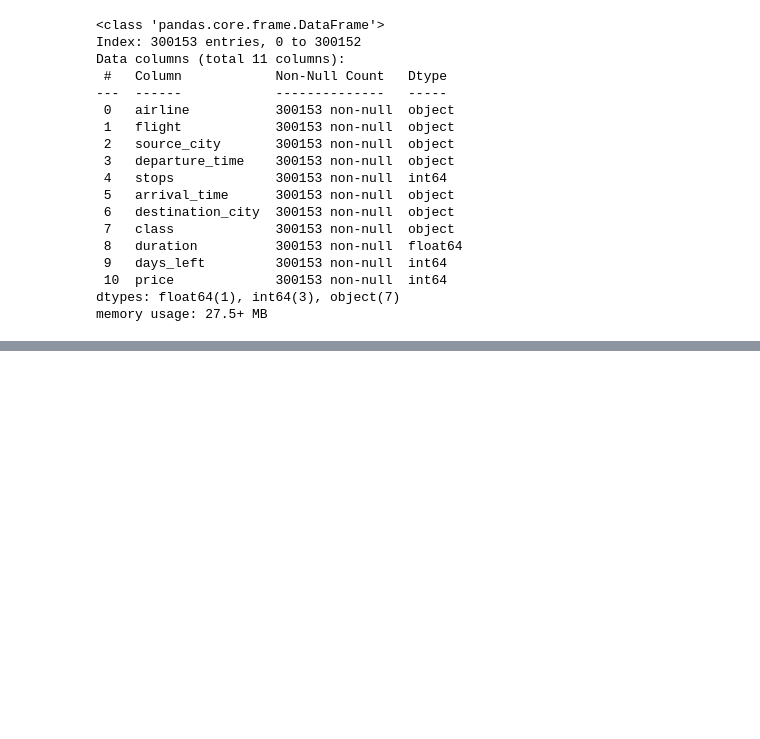
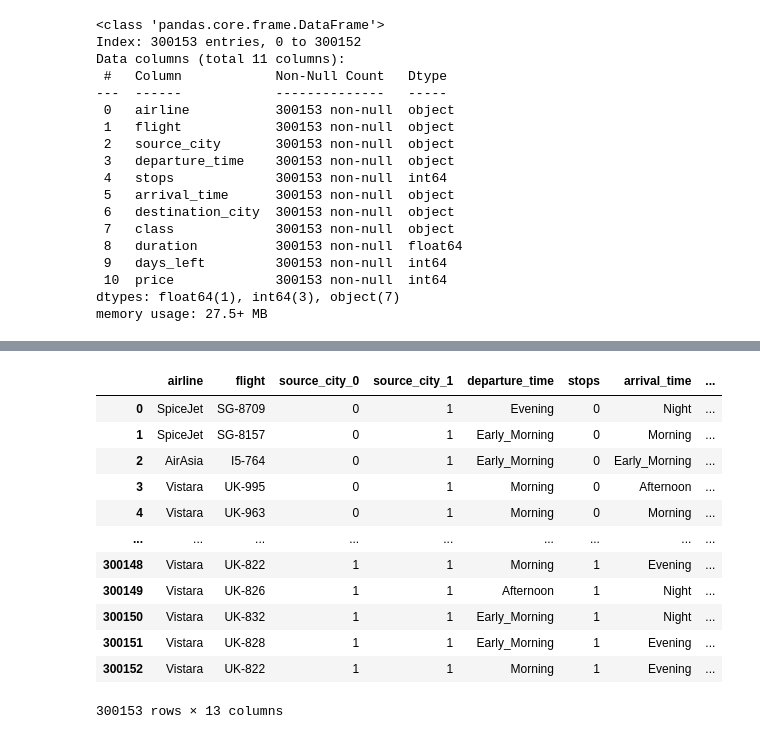
Before and after one commit to Harshvardhan1407/Machine_Learning, a Jupyter notebook: regression.ipynb, the cells around one changed output, grey strips where cells are left out. Saved outputs shown, nothing was run; the diff lists cells and outputs as text; code cells hidden in the pictures; blank space fills up the shorter version.

```diff
--- a/regression.ipynb
+++ b/regression.ipynb
@@ -168,0 +157,19 @@ df
+# %%
+encoder= ce.BaseNEncoder(cols=["source_city",'destination_city'],return_df=True,base=5)
+# %%
+data_encoded=encoder.fit_transform(df)
+data_encoded
+# %% [output]
+|  | airline | flight | source_city_0 | source_city_1 | departure_time | stops | arrival_time | ... |
+| 0 | SpiceJet | SG-8709 | 0 | 1 | Evening | 0 | Night | ... |
+| 1 | SpiceJet | SG-8157 | 0 | 1 | Early_Morning | 0 | Morning | ... |
+| 2 | AirAsia | I5-764 | 0 | 1 | Early_Morning | 0 | Early_Morning | ... |
+| 3 | Vistara | UK-995 | 0 | 1 | Morning | 0 | Afternoon | ... |
+| 4 | Vistara | UK-963 | 0 | 1 | Morning | 0 | Morning | ... |
+| ... | ... | ... | ... | ... | ... | ... | ... | ... |
+| 300148 | Vistara | UK-822 | 1 | 1 | Morning | 1 | Evening | ... |
+| 300149 | Vistara | UK-826 | 1 | 1 | Afternoon | 1 | Night | ... |
+| 300150 | Vistara | UK-832 | 1 | 1 | Early_Morning | 1 | Night | ... |
+| 300151 | Vistara | UK-828 | 1 | 1 | Early_Morning | 1 | Evening | ... |
+| 300152 | Vistara | UK-822 | 1 | 1 | Morning | 1 | Evening | ... |
+300153 rows × 13 columns
```
Also changed, not shown: parts of 2 cells of this notebook, 1 other file.
